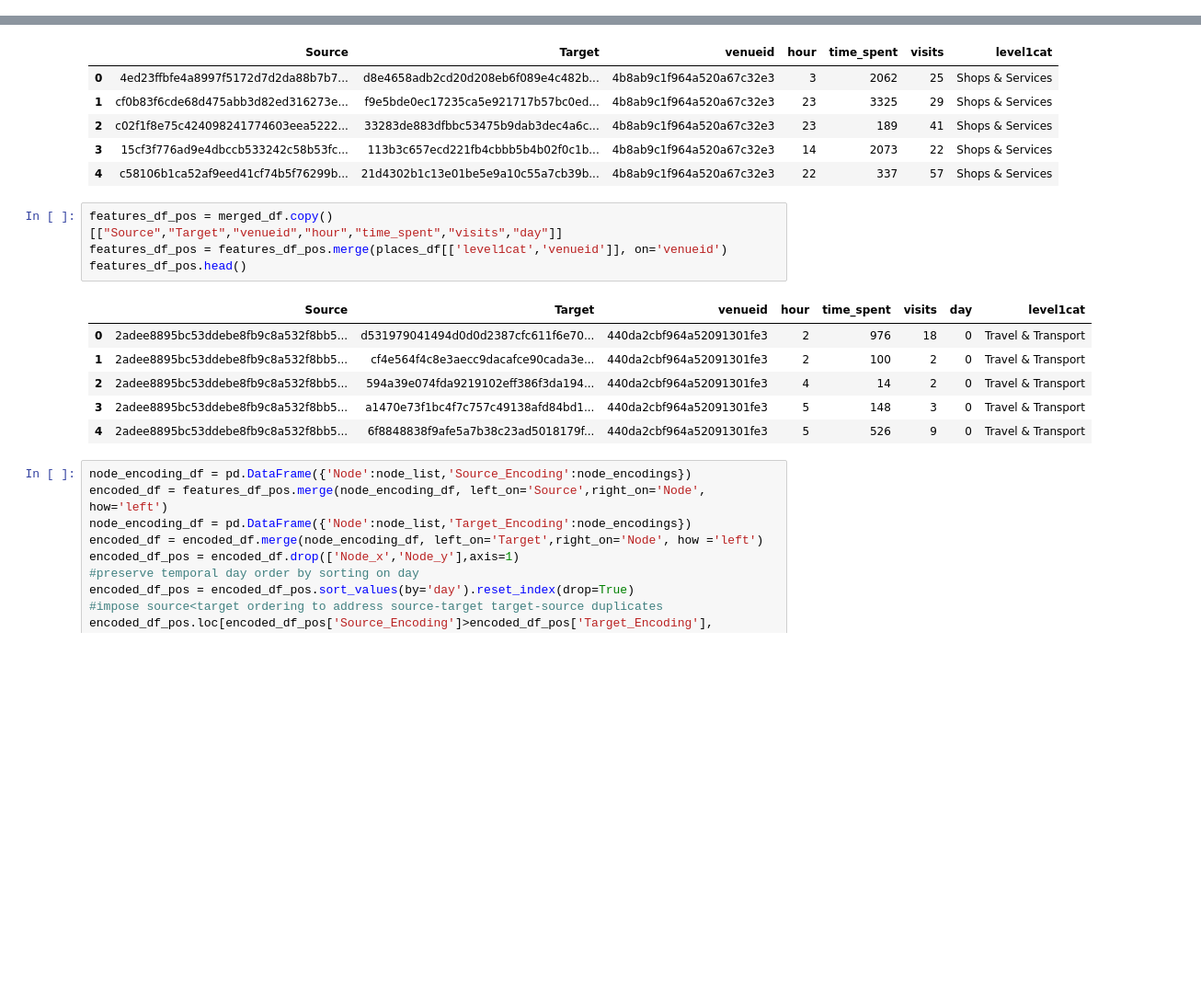
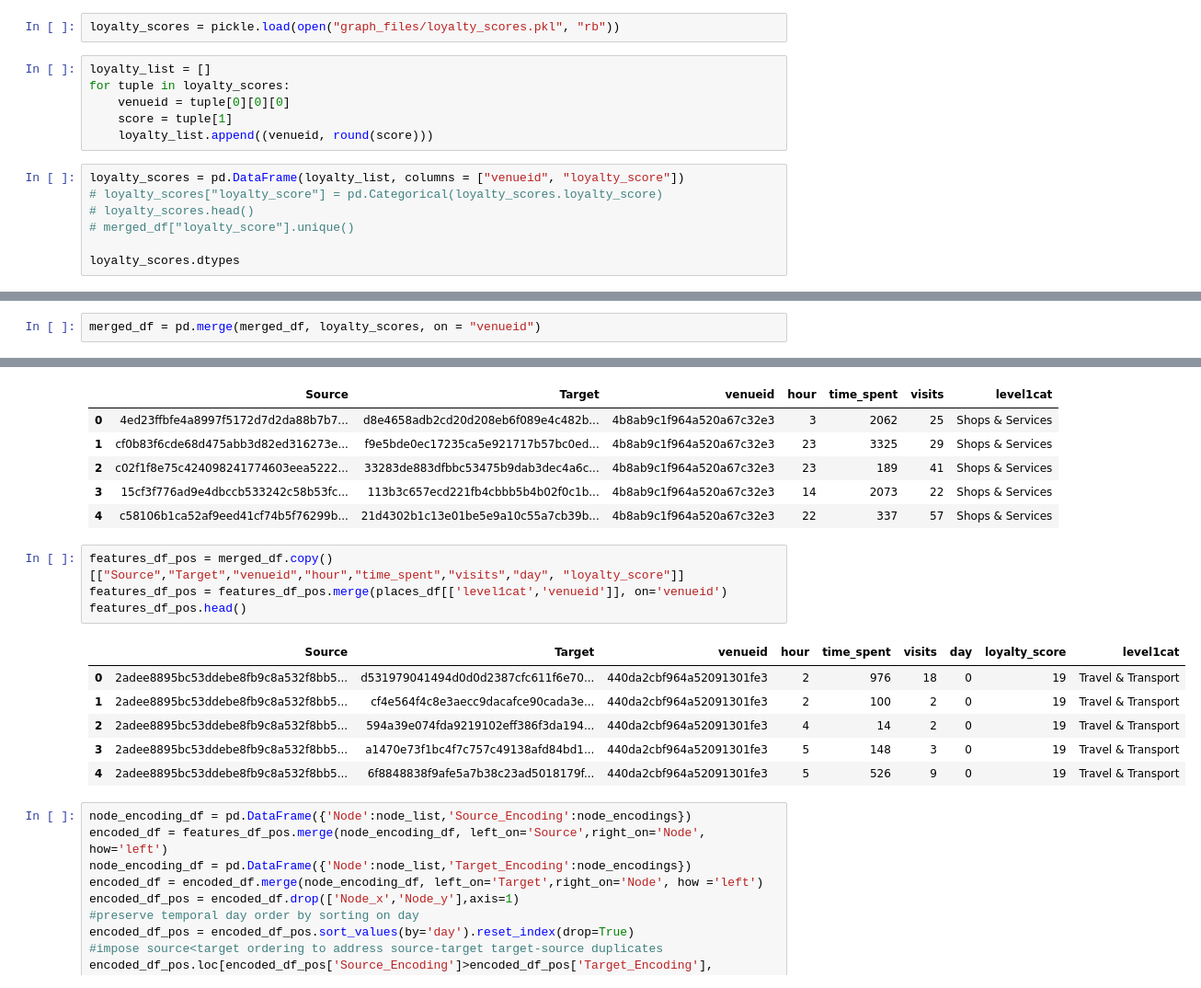
Before and after one commit to Djadih/Complex-Networks-Colocations, a Jupyter notebook: time_prediction.ipynb, the cells around one changed output, grey strips where cells are left out. Shown: that part at 92% size. Saved outputs shown, nothing was run; the diff lists cells and outputs as text; blank space fills up the shorter version.

Commit message:
Including loyalty scores in model

```diff
--- a/time_prediction.ipynb
+++ b/time_prediction.ipynb
@@ -41,0 +44,15 @@ merged_df.head()
+# %%
+loyalty_scores = pickle.load(open("graph_files/loyalty_scores.pkl", "rb"))
+# %%
+loyalty_list = []
+for tuple in loyalty_scores:
+	venueid = tuple[0][0][0]
+	score = tuple[1]
+	loyalty_list.append((venueid, round(score)))
+# %%
+loyalty_scores = pd.DataFrame(loyalty_list, columns = ["venueid", "loyalty_score"])
+# loyalty_scores["loyalty_score"] = pd.Categorical(loyalty_scores.loyalty_score)
+# loyalty_scores.head()
+# merged_df["loyalty_score"].unique()
+
+loyalty_scores.dtypes
@@ -42,3 +63,5 @@ merged_df.head()
+# %%
+merged_df = pd.merge(merged_df, loyalty_scores, on = "venueid")
 # %%
 source_set = set(merged_df['Source'].unique())
 target_set = set(merged_df['Target'].unique())
@@ -61,16 +84,16 @@ features_df_neg.head()
 | 3 | 15cf3f776ad9e4dbccb533242c58b53fc... | 113b3c657ecd221fb4cbbb5b4b02f0c1b... | 4b8ab9c1f964a520a67c32e3 | 14 | 2073 | 22 | Shops & Services |
 | 4 | c58106b1ca52af9eed41cf74b5f76299b... | 21d4302b1c13e01be5e9a10c55a7cb39b... | 4b8ab9c1f964a520a67c32e3 | 22 | 337 | 57 | Shops & Services |
 # %%
-features_df_pos = merged_df.copy()[["Source","Target","venueid","hour","time_spent","visits","day"]]
+features_df_pos = merged_df.copy()[["Source","Target","venueid","hour","time_spent","visits","day", "loyalty_score"]]
 features_df_pos = features_df_pos.merge(places_df[['level1cat','venueid']], on='venueid')
 features_df_pos.head()
 # %% [output]
-|  | Source | Target | venueid | hour | time_spent | visits | day | level1cat |
-| 0 | 2adee8895bc53ddebe8fb9c8a532f8bb5... | d531979041494d0d0d2387cfc611f6e70... | 440da2cbf964a52091301fe3 | 2 | 976 | 18 | 0 | Travel & Transport |
-| 1 | 2adee8895bc53ddebe8fb9c8a532f8bb5... | cf4e564f4c8e3aecc9dacafce90cada3e... | 440da2cbf964a52091301fe3 | 2 | 100 | 2 | 0 | Travel & Transport |
-| 2 | 2adee8895bc53ddebe8fb9c8a532f8bb5... | 594a39e074fda9219102eff386f3da194... | 440da2cbf964a52091301fe3 | 4 | 14 | 2 | 0 | Travel & Transport |
-| 3 | 2adee8895bc53ddebe8fb9c8a532f8bb5... | a1470e73f1bc4f7c757c49138afd84bd1... | 440da2cbf964a52091301fe3 | 5 | 148 | 3 | 0 | Travel & Transport |
-| 4 | 2adee8895bc53ddebe8fb9c8a532f8bb5... | 6f8848838f9afe5a7b38c23ad5018179f... | 440da2cbf964a52091301fe3 | 5 | 526 | 9 | 0 | Travel & Transport |
+|  | Source | Target | venueid | hour | time_spent | visits | day | loyalty_score | level1cat |
+| 0 | 2adee8895bc53ddebe8fb9c8a532f8bb5... | d531979041494d0d0d2387cfc611f6e70... | 440da2cbf964a52091301fe3 | 2 | 976 | 18 | 0 | 19 | Travel & Transport |
+| 1 | 2adee8895bc53ddebe8fb9c8a532f8bb5... | cf4e564f4c8e3aecc9dacafce90cada3e... | 440da2cbf964a52091301fe3 | 2 | 100 | 2 | 0 | 19 | Travel & Transport |
+| 2 | 2adee8895bc53ddebe8fb9c8a532f8bb5... | 594a39e074fda9219102eff386f3da194... | 440da2cbf964a52091301fe3 | 4 | 14 | 2 | 0 | 19 | Travel & Transport |
+| 3 | 2adee8895bc53ddebe8fb9c8a532f8bb5... | a1470e73f1bc4f7c757c49138afd84bd1... | 440da2cbf964a52091301fe3 | 5 | 148 | 3 | 0 | 19 | Travel & Transport |
+| 4 | 2adee8895bc53ddebe8fb9c8a532f8bb5... | 6f8848838f9afe5a7b38c23ad5018179f... | 440da2cbf964a52091301fe3 | 5 | 526 | 9 | 0 | 19 | Travel & Transport |
 # %%
 node_encoding_df = pd.DataFrame({'Node':node_list,'Source_Encoding':node_encodings})
 encoded_df = features_df_pos.merge(node_encoding_df, left_on='Source',right_on='Node', how='left')
```
Also changed, not shown: parts of 18 cells of this notebook, 1 other file.
